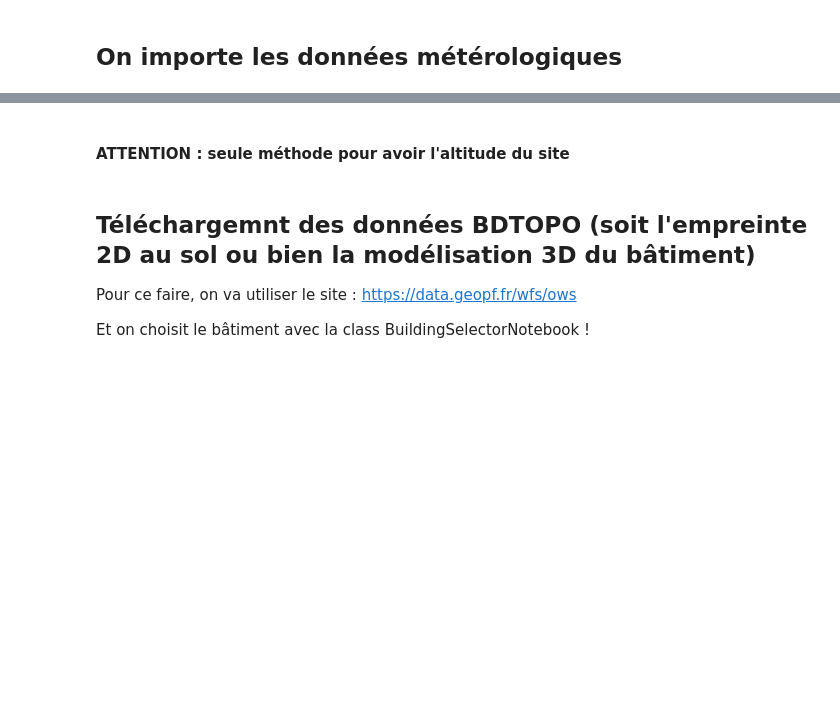
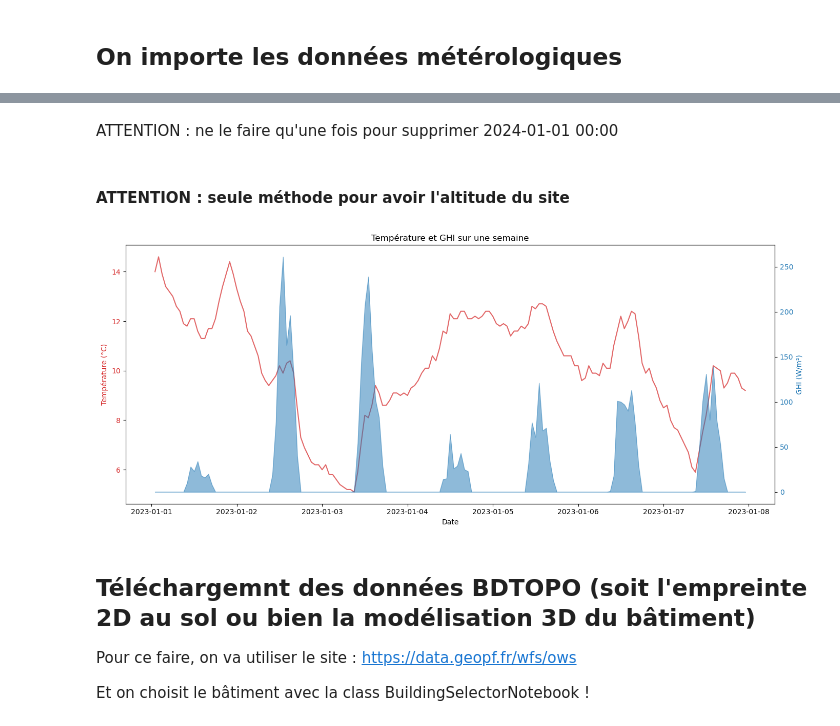
Before and after one commit to yannisalln/UE-14-git-, a Jupyter notebook: Analyse-site_IKEA_Plaisir.ipynb, the cells around one changed output, grey strips where cells are left out. Saved outputs shown, nothing was run; the diff lists cells and outputs as text; code cells hidden in the pictures; blank space fills up the shorter version.

```diff
--- a/Analyse-site_IKEA_Plaisir.ipynb
+++ b/Analyse-site_IKEA_Plaisir.ipynb
@@ -30,8 +30,8 @@ latitude = gdf_geocoded.geometry.iloc[0].y # 48.829376499999995
 tz = 'Europe/Paris' # fuseau horaire
 
 # période d'étude
-start_date = "2024-01-01"
-end_date = "2025-01-01"
+start_date = "2023-01-01"
+end_date = "2023-12-31"
 # %%
 print(latitude, longitude)
 # %% [output]
@@ -77,0 +95,2 @@ df_meteo = df_meteo.rename(columns={
+# %% [markdown]
+ATTENTION : ne le faire qu'une fois pour supprimer 2024-01-01 00:00
@@ -82,29 +101,31 @@ altitude = data['elevation']
 # %%
 # Joli graphe grâce à Gemini
 
 %matplotlib inline
-df_meteo_sample = df_meteo.loc['2024-01-01':'2024-01-07']
+df_meteo_sample = df_meteo.loc['2023-01-01':'2023-01-07']
 
 fig, ax1 = plt.subplots(figsize=(14, 6))
 
 # Axe 1 (Température)
 color = 'tab:red'
 ax1.set_xlabel('Date')
 ax1.set_ylabel('Température (°C)', color=color)
 ax1.plot(df_meteo_sample.index, df_meteo_sample['temp_air'], color=color, alpha=0.7, label='Température')
 ax1.tick_params(axis='y', labelcolor=color)
 
 # Axe 2 (GHI)
 ax2 = ax1.twinx()
 color = 'tab:blue'
 ax2.set_ylabel('GHI (W/m²)', color=color)
 ax2.fill_between(df_meteo_sample.index, 0, df_meteo_sample['ghi'], color=color, alpha=0.5, label='GHI (Ensoleillement)')
 ax2.tick_params(axis='y', labelcolor=color)
 
 # Titre ajusté
 ax1.set_title("Température et GHI sur une semaine")
 fig.tight_layout()
 plt.show()
+# %% [output]
+[figure, added]
 # %% [markdown]
 ## Téléchargemnt des données BDTOPO (soit l'empreinte 2D au sol ou bien la modélisation 3D du bâtiment)
 Pour ce faire, on va utiliser le site : https://data.geopf.fr/wfs/ows
```
Also changed, not shown: parts of 12 cells of this notebook.
